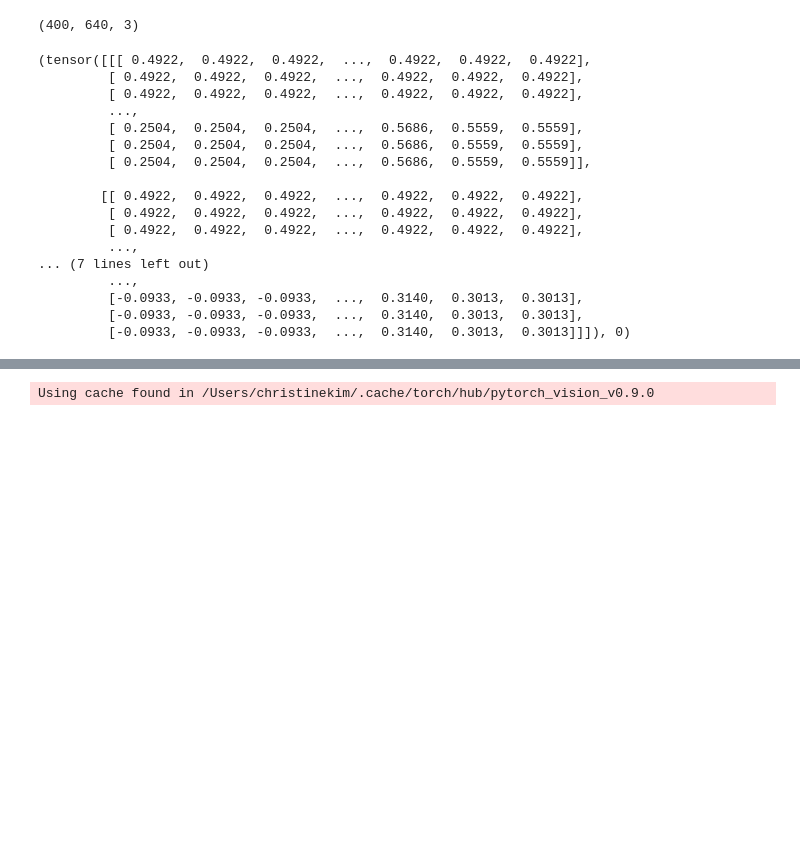
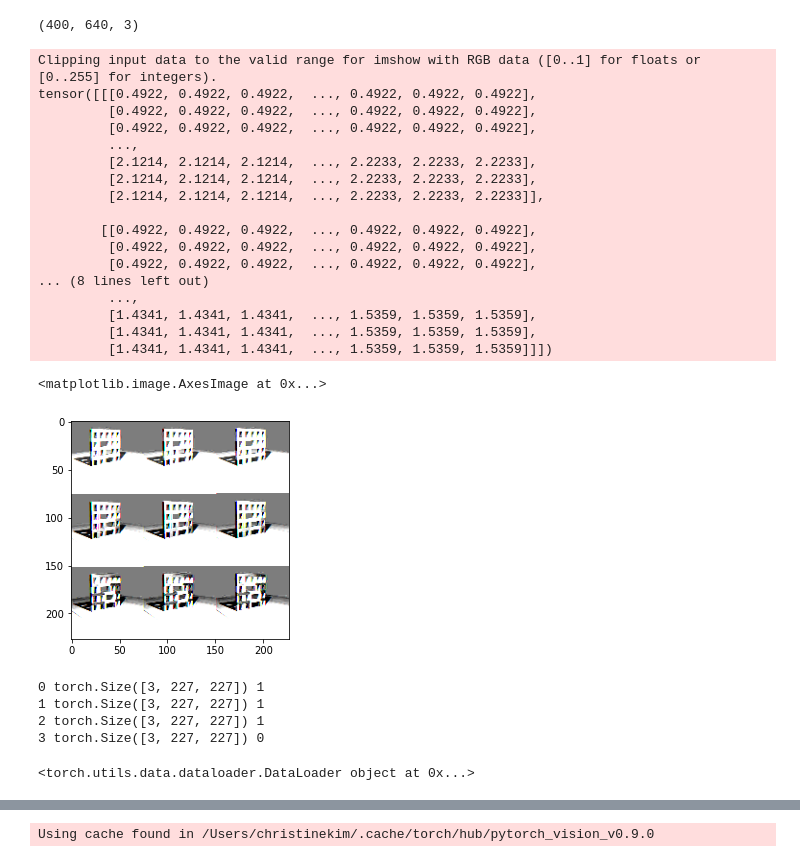
Before and after one commit to G-Gautam/AIFinalProject, a Jupyter notebook: final_christine.ipynb, the cells around one changed output, grey strips where cells are left out. Saved outputs shown, nothing was run; the diff lists cells and outputs as text; code cells hidden in the pictures; blank space fills up the shorter version.

Commit message:
Data class and loader

```diff
--- a/final_christine.ipynb
+++ b/final_christine.ipynb
@@ -94,43 +94,59 @@ print(img.shape)
 # %%
 import PIL
 class CustomDataset(torch.utils.data.Dataset):
     def __init__(self, csv_path, images_folder, transform = AlexTransform):
         self.df = pd.read_csv(csv_path)
         self.images_folder = images_folder
         self.transform = transform
-        # self.class2index = {0:0, "1":1}
 
     def __len__(self):
         return len(self.df)
 
     def __getitem__(self, index):
         filename = str(self.df.id[index])+'.jpg'
-        # print(self.class2index[1])
-        # print(self.df.stable[index])
-        # print(self.class2index[self.df.stable[index]])
         label = self.df.stable[index]
         image = PIL.Image.open(os.path.join(self.images_folder, filename))
-        if self.transform is not None:
-            image = self.transform(image)
-        return image, label
+        sample = {'image': image, 'stable': label}
+        if self.transform:
+            sample['image'] = self.transform(sample['image'])
+        return sample
 
-train_dataset = CustomDataset("blocks-labels.csv", './archive'  )
-print(train_dataset[3])
+train_dataset1 = CustomDataset("blocks-labels.csv", './archive'  )
+print(train_dataset1[0]['image'])
+plt.imshow(train_dataset1[0]['image'].detach().numpy().reshape(227,227,3))
 # %% [output]
-(tensor([[[ 0.4922,  0.4922,  0.4922,  ...,  0.4922,  0.4922,  0.4922],
-         [ 0.4922,  0.4922,  0.4922,  ...,  0.4922,  0.4922,  0.4922],
-         [ 0.4922,  0.4922,  0.4922,  ...,  0.4922,  0.4922,  0.4922],
+Clipping input data to the valid range for imshow with RGB data ([0..1] for floats or [0..255] for integers).
+tensor([[[0.4922, 0.4922, 0.4922,  ..., 0.4922, 0.4922, 0.4922],
+         [0.4922, 0.4922, 0.4922,  ..., 0.4922, 0.4922, 0.4922],
+         [0.4922, 0.4922, 0.4922,  ..., 0.4922, 0.4922, 0.4922],
          ...,
-         [ 0.2504,  0.2504,  0.2504,  ...,  0.5686,  0.5559,  0.5559],
-         [ 0.2504,  0.2504,  0.2504,  ...,  0.5686,  0.5559,  0.5559],
-         [ 0.2504,  0.2504,  0.2504,  ...,  0.5686,  0.5559,  0.5559]],
+         [2.1214, 2.1214, 2.1214,  ..., 2.2233, 2.2233, 2.2233],
+         [2.1214, 2.1214, 2.1214,  ..., 2.2233, 2.2233, 2.2233],
+         [2.1214, 2.1214, 2.1214,  ..., 2.2233, 2.2233, 2.2233]],
 
-        [[ 0.4922,  0.4922,  0.4922,  ...,  0.4922,  0.4922,  0.4922],
-         [ 0.4922,  0.4922,  0.4922,  ...,  0.4922,  0.4922,  0.4922],
-         [ 0.4922,  0.4922,  0.4922,  ...,  0.4922,  0.4922,  0.4922],
+        [[0.4922, 0.4922, 0.4922,  ..., 0.4922, 0.4922, 0.4922],
+         [0.4922, 0.4922, 0.4922,  ..., 0.4922, 0.4922, 0.4922],
+         [0.4922, 0.4922, 0.4922,  ..., 0.4922, 0.4922, 0.4922],
+... (8 lines left out)
          ...,
-... (7 lines left out)
-         ...,
-         [-0.0933, -0.0933, -0.0933,  ...,  0.3140,  0.3013,  0.3013],
-         [-0.0933, -0.0933, -0.0933,  ...,  0.3140,  0.3013,  0.3013],
-         [-0.0933, -0.0933, -0.0933,  ...,  0.3140,  0.3013,  0.3013]]]), 0)
+         [1.4341, 1.4341, 1.4341,  ..., 1.5359, 1.5359, 1.5359],
+         [1.4341, 1.4341, 1.4341,  ..., 1.5359, 1.5359, 1.5359],
+         [1.4341, 1.4341, 1.4341,  ..., 1.5359, 1.5359, 1.5359]]])
+<matplotlib.image.AxesImage at 0x...>
+[figure, added]
+# %%
+for i in range(len(train_dataset1)):
+    sample = train_dataset1[i]
+    print(i,sample['image'].size(), sample['stable'])
+    if i == 3:
+        break
+# %% [output]
+0 torch.Size([3, 227, 227]) 1
+1 torch.Size([3, 227, 227]) 1
+2 torch.Size([3, 227, 227]) 1
+3 torch.Size([3, 227, 227]) 0
+# %%
+trainloader_1 = torch.utils.data.DataLoader(train_dataset1, batch_size=4, shuffle=True, num_workers=0)
+print(trainloader_1)
+# %% [output]
+<torch.utils.data.dataloader.DataLoader object at 0x...>
```
Also changed, not shown: parts of 5 cells of this notebook.
